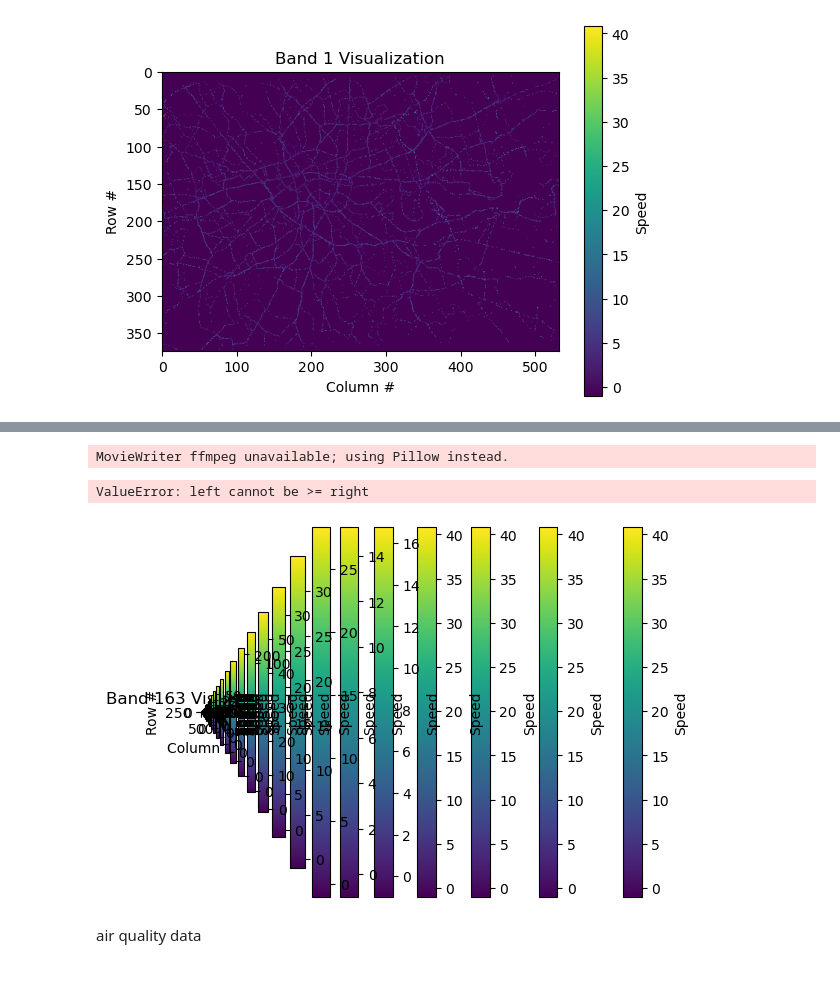
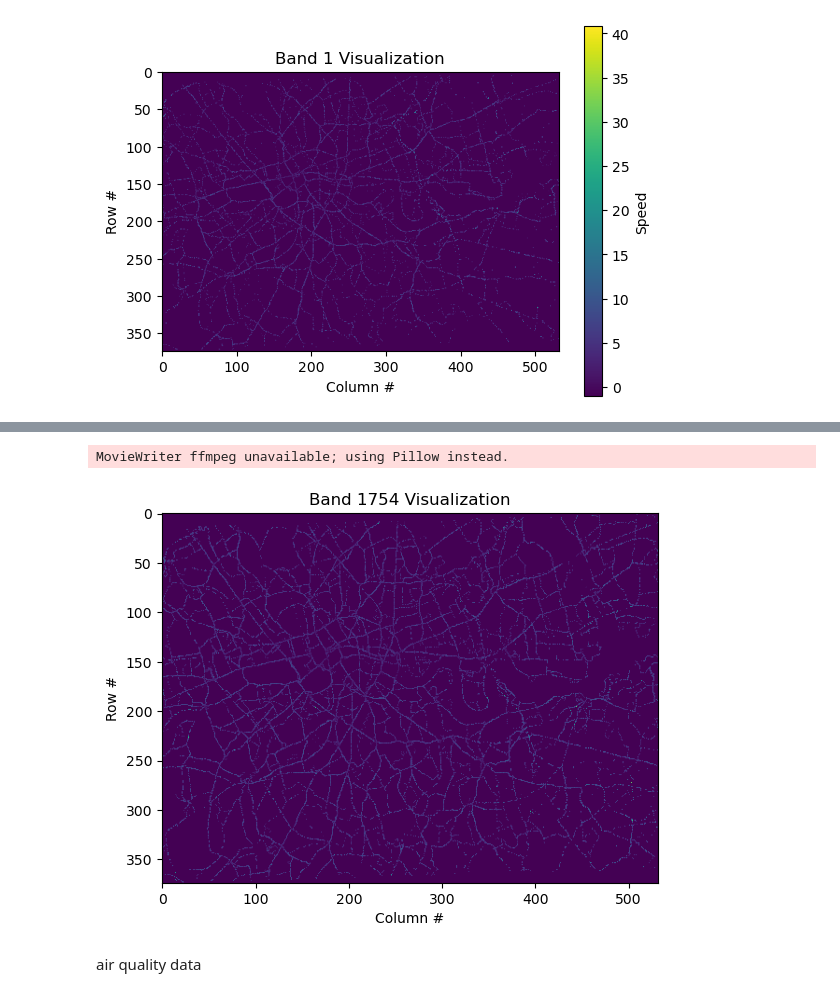
Before and after one commit to yiyansun/CUSP2024, a Jupyter notebook: bus_vis.ipynb, the cells around one changed output, grey strips where cells are left out. Drawn from its saved outputs; the diff is of its cells as text; code cells hidden in the pictures.

Commit message:
bus_visual_git

```diff
--- a/bus_vis.ipynb
+++ b/bus_vis.ipynb
@@ -76,3 +105,36 @@ Band 1 data:
  [-1. -1. -1. ... -1. -1. -1.]
  [-1. -1. -1. ... -1. -1. -1.]]
 [figure]
+# %%
+%
+import rasterio
+import matplotlib.pyplot as plt
+import matplotlib.animation as animation
+
+# Define the file paths and directories
+date_directory = 'D:\CASApre\DataDive2024\\'
+files_to_load = ['hourly_speed_data.tif']
+visdir = 'path_to_output_directory'
+
+# Open the raster file
+with rasterio.open(date_directory + files_to_load[0]) as src:
+    fig, ax = plt.subplots()
+
+
+    all_bands = src.read()
+
+    # Function to update the plot for each frame
+    def animate(i):
+        ax.clear()
+        im = ax.imshow(all_bands[i], cmap='viridis')
+        ax.set_title(f'Band {i + 1} Visualization')
+        ax.set_xlabel('Column #')
+        ax.set_ylabel('Row #')
+        fig.colorbar(im, ax=ax, label='Speed')
+        return [im]
+
+
+    anim = animation.FuncAnimation(fig, animate, frames=all_bands.shape[0], interval=20, blit=True)
+
+    # Save the animation as a GIF
+    anim.save(visdir + 'distinctJourneyCounts_mplanimate_20231028.gif', fps=1)
@@ -82,36 +148,35 @@ import matplotlib.pyplot as plt
 import matplotlib.animation as animation
 
 # Define the file paths and directories
 date_directory = 'D:\CASApre\DataDive2024\\'  # Modify this according to your file structure
 files_to_load = ['hourly_speed_data.tif']  # Modify this according to your file structure
 visdir = 'path_to_output_directory'  # Modify this according to your preferences
 
 # Open the raster file
 with rasterio.open(date_directory + files_to_load[0]) as src:
     fig, ax = plt.subplots()
 
     # Read all bands
     all_bands = src.read()
 
     # Function to update the plot for each frame
     def animate(i):
         ax.clear()
         im = ax.imshow(all_bands[i], cmap='viridis')
         ax.set_title(f'Band {i + 1} Visualization')
         ax.set_xlabel('Column #')
         ax.set_ylabel('Row #')
-        fig.colorbar(im, ax=ax, label='Speed')
+        ax.set_aspect('auto')  # Set aspect ratio to auto
         return [im]
 
     # Create the animation
     anim = animation.FuncAnimation(fig, animate, frames=all_bands.shape[0], interval=20, blit=True)
 
     # Save the animation as a GIF
     anim.save(visdir + 'distinctJourneyCounts_mplanimate_20231028.gif', fps=1)
 # %% [output]
 MovieWriter ffmpeg unavailable; using Pillow instead.
-ValueError: left cannot be >= right
-[figure, old version]
+[figure, new version]
 # %% [markdown]
 air quality data
 # %%
```
Also changed, not shown: parts of 3 cells of this notebook, 1 other file.
